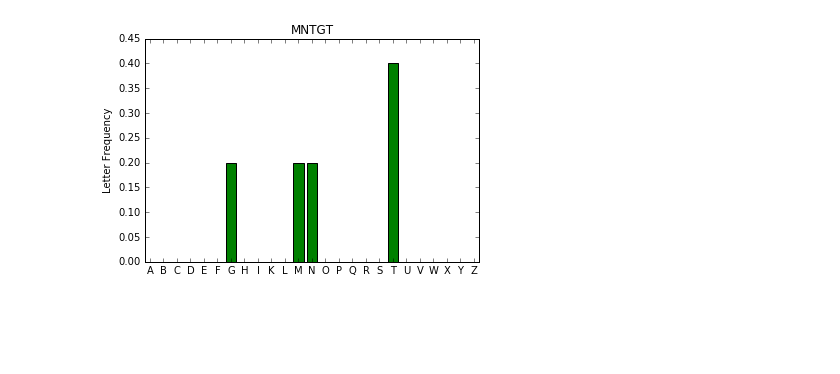
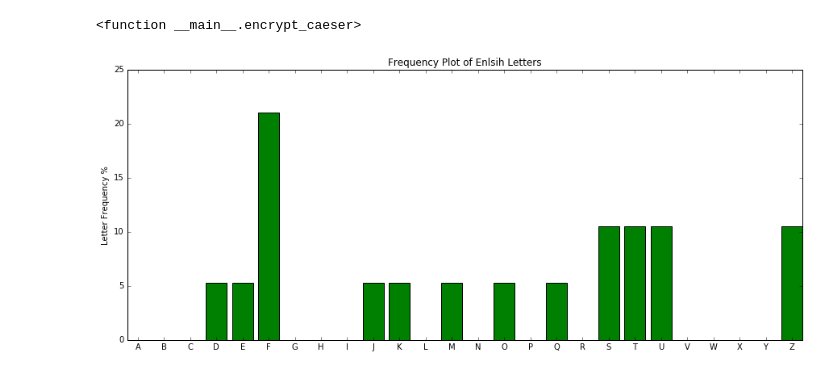
Before and after one commit to TuanaCelik/BrilliantCiphers, a Jupyter notebook: FrequencyVisualizer.ipynb, the cells around one changed output. Cells and saved outputs as stored; diff of their text form; code cells hidden in the pictures; blank space fills up the shorter version.

```diff
--- a/FrequencyVisualizer.ipynb
+++ b/FrequencyVisualizer.ipynb
@@ -1,18 +1,32 @@
 # %%
-from collections import Counter
+from __future__ import print_function
 from ipywidgets import interact, interactive, fixed, interact_manual
 
 import numpy as np
 import matplotlib.pyplot as plt
+import ipywidgets as widgets
+
+%matplotlib inline
+plt.rcParams['figure.figsize'] = [15, 6]
+
+alphabet = "ABCDEFGHIJKLMNOPQRSTUVWXYZ"
+
+def normalize_text(txt):
+    txt = txt.upper()
+    return txt
+
+def get_normalized_length(txt):
+    length = 0
+    for x in txt:
+        if alphabet.count(x) >= 1:
+            length += 1
+    return length
 
 def create_dictionary(txt):
-    alphabet = "ABCDEFGHIGKLMNOPQRSTUVWXYZ"
-    words = txt.upper()
-    words = words.replace(" ", "")
     dictionary = {}
-    length = len(words)
+    length = get_normalized_length(txt)
     for x in list(alphabet):
-        dictionary[x] = words.count(x)/length
+        dictionary[x] = (txt.count(x)/length)*100
     return dictionary
 
 def get_frequency_plot(txt):
@@ -20,26 +34,29 @@ def get_frequency_plot(txt):
     keys = [item[0] for item in test_dict]
     values = [item[1] for item in test_dict]
     plt.cla()
-    plt.bar(range(len(keys)), values, align='center', color='g')
-    plt.xticks(range(len(keys)), keys)
-    plt.title(txt)
-    plt.ylabel("Letter Frequency")
+    plt.title("Frequency Plot of Enlsih Letters")
+    plt.bar(range(len(keys)), values, width=0.8, color='g', label="Your Text")
+    plt.xticks([i+0.4 for i in range(len(keys))], keys)
+    plt.ylabel("Letter Frequency %")
     plt.plot()
 # %%
 def encrypt_caeser(text, shift):
     result = ""
-    text = text.upper()
+    text = normalize_text(text)
     # traverse text
     for i in range(len(text)):
         char = text[i]
-        result += chr((ord(char) + shift-65) % 26 + 65)
+        if alphabet.count(char) < 1:
+            result += char
+        else:
+            result += chr((ord(char) + shift-65) % 26 + 65)
         get_frequency_plot(result)
 
-#get_frequency_plot(encrypt_caeser(text = "Tuana", shift = 3))
 
-interact(encrypt_caeser, text="", shift=(0,25))
+interact(encrypt_caeser, text="Try changing this text", shift=(0,25))
 # %% [output]
+<function __main__.encrypt_caeser>
-[figure, old version]
+[figure, new version]
 # %%
 def generate_key(text, key):
     key = list(key)
```
Also changed, not shown: parts of 4 cells of this notebook.
